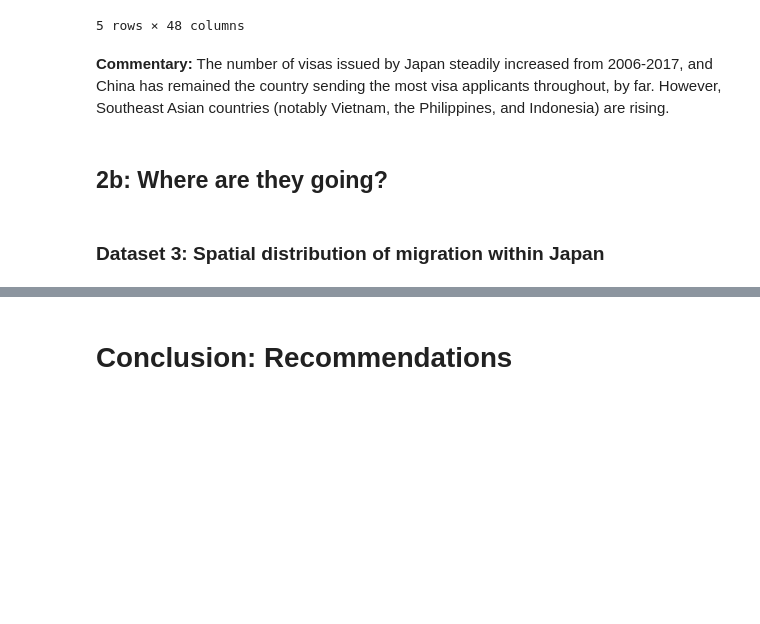
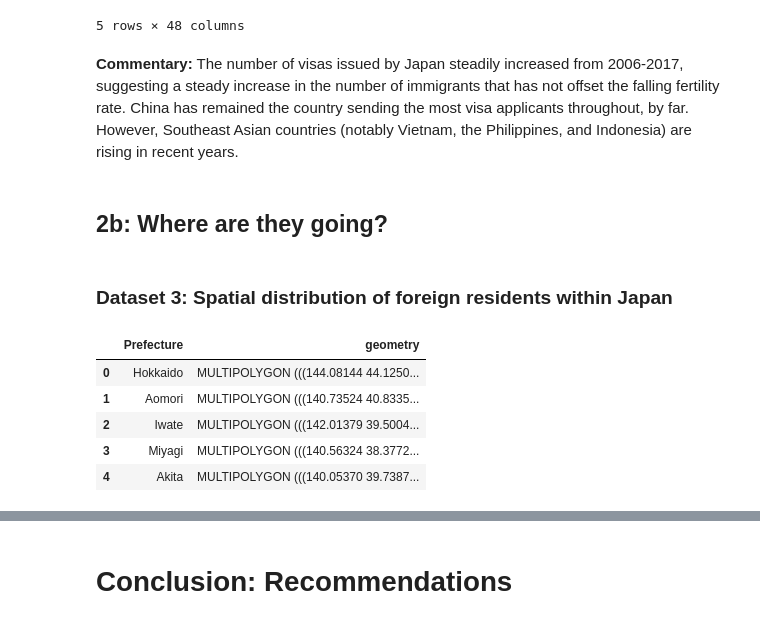
Before and after one commit to kevinwjin/cbb634, a Jupyter notebook: final_project/report.ipynb, the cells around one changed output, grey strips where cells are left out. Drawn from its saved outputs; the diff is of its cells as text; code cells hidden in the pictures; blank space fills up the shorter version.

```diff
--- a/final_project/report.ipynb
+++ b/final_project/report.ipynb
@@ -218,8 +212,31 @@ fig.update_layout(title='Number of Visas Issued Over Time for Top Ten Countries
                   yaxis_title='Number of Visas Issued')
 fig.show()
 # %% [markdown]
-**Commentary:** The number of visas issued by Japan steadily increased from 2006-2017, and China has remained the country sending the most visa applicants throughout, by far. However, Southeast Asian countries (notably Vietnam, the Philippines, and Indonesia) are rising.
+**Commentary:** The number of visas issued by Japan steadily increased from 2006-2017, suggesting a steady increase in the number of immigrants that has not offset the falling fertility rate. China has remained the country sending the most visa applicants throughout, by far. However, Southeast Asian countries (notably Vietnam, the Philippines, and Indonesia) are rising in recent years.
 # %% [markdown]
 ## 2b: Where are they going?
 # %% [markdown]
-### Dataset 3: Spatial distribution of migration within Japan
+### Dataset 3: Spatial distribution of foreign residents within Japan
+# %%
+# Load administrative boundary data for Japan's prefectures
+import geopandas as gpd
+
+japan = gpd.read_file("datasets/2_immigration/prefectures.geojson")
+prefectures_english = [
+    "Hokkaido", "Aomori", "Iwate", "Miyagi", "Akita", "Yamagata", "Fukushima", "Ibaraki", "Tochigi",
+    "Gunma", "Saitama", "Chiba", "Tokyo", "Kanagawa", "Niigata", "Toyama", "Ishikawa", "Fukui",
+    "Yamanashi", "Nagano", "Gifu", "Shizuoka", "Aichi", "Mie", "Shiga", "Kyoto", "Osaka", "Hyogo",
+    "Nara", "Wakayama", "Tottori", "Shimane", "Okayama", "Hiroshima", "Yamaguchi", "Tokushima",
+    "Kagawa", "Ehime", "Kochi", "Fukuoka", "Saga", "Nagasaki", "Kumamoto", "Oita", "Miyazaki",
+    "Kagoshima", "Okinawa"
+]
+japan['P'] = prefectures_english
+japan.rename(columns={'P': 'Prefecture'}, inplace=True)
+japan.head()
+# %% [output]
+|  | Prefecture | geometry |
+| 0 | Hokkaido | MULTIPOLYGON (((144.08144 44.1250... |
+| 1 | Aomori | MULTIPOLYGON (((140.73524 40.8335... |
+| 2 | Iwate | MULTIPOLYGON (((142.01379 39.5004... |
+| 3 | Miyagi | MULTIPOLYGON (((140.56324 38.3772... |
+| 4 | Akita | MULTIPOLYGON (((140.05370 39.7387... |
```
Also changed, not shown: parts of 7 cells of this notebook, 3 other files.
